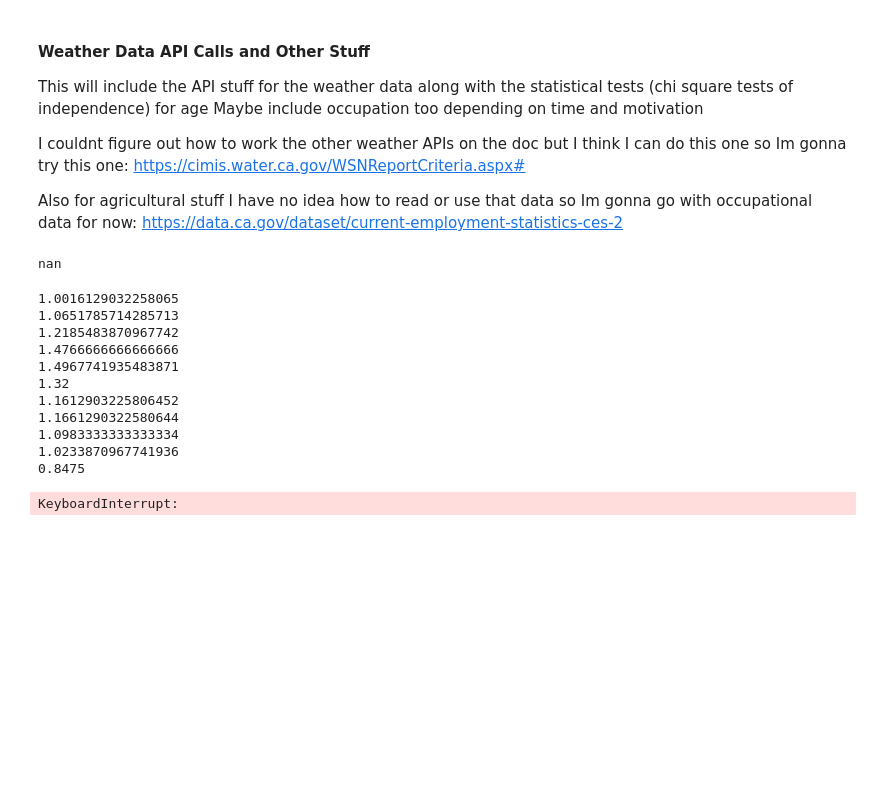
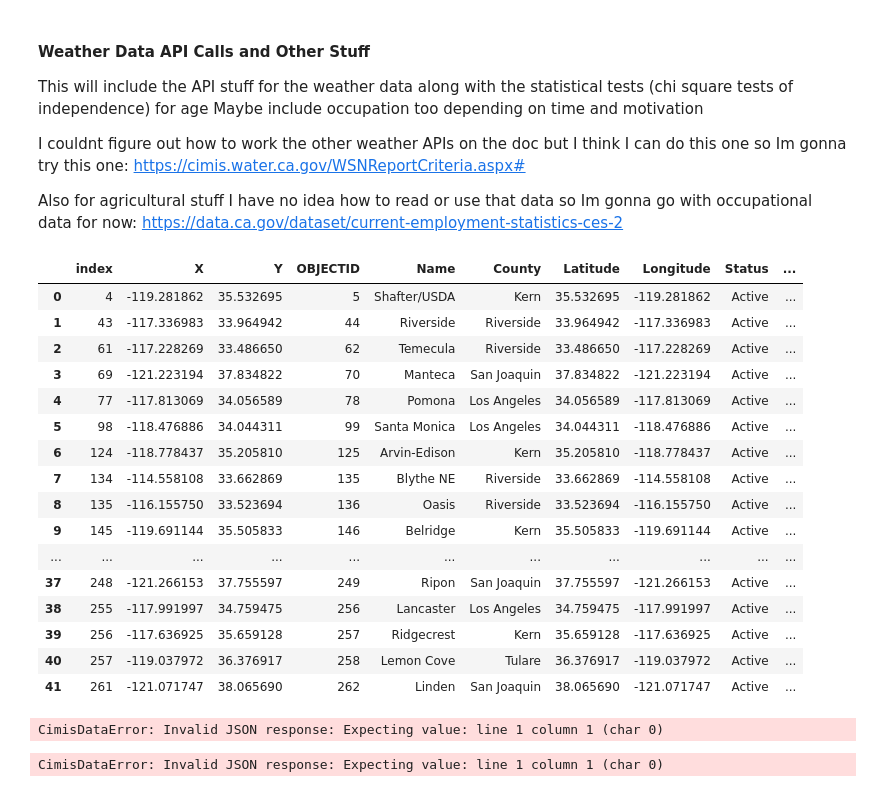
Before and after one commit to zaschan-gif/STA141B_Final_Project, a Jupyter notebook: STA141 Final Project.ipynb, the cells around one changed output. Saved outputs shown, nothing was run; the diff lists cells and outputs as text; code cells hidden in the pictures; blank space fills up the shorter version.

```diff
--- a/STA141 Final Project.ipynb
+++ b/STA141 Final Project.ipynb
@@ -306,13 +322,36 @@ Also for agricultural stuff I have no idea how to read or use that data so Im go
 # %%
 top6vfever_counties = top6vfever.loc[0:5,:]
 top6vfever_counties = top6vfever_counties[['Cases', 'County']]
 top6vfever_counties
 
 stations_df = pd.read_csv('./Data/weather_stations.csv')
 stations_df = stations_df[stations_df['Status'] == 'Active']
 
 top6stations = stations_df.loc[stations_df['County'].isin(list(top6vfever_counties['County']))]
 top6stations = top6stations.reset_index()
+top6stations
+
+
+
+sns.heatmap()
+# %% [output]
+|  | index | X | Y | OBJECTID | Name | County | Latitude | Longitude | Status | ... |
+| 0 | 4 | -119.281862 | 35.532695 | 5 | Shafter/USDA | Kern | 35.532695 | -119.281862 | Active | ... |
+| 1 | 43 | -117.336983 | 33.964942 | 44 | Riverside | Riverside | 33.964942 | -117.336983 | Active | ... |
+| 2 | 61 | -117.228269 | 33.486650 | 62 | Temecula | Riverside | 33.486650 | -117.228269 | Active | ... |
+| 3 | 69 | -121.223194 | 37.834822 | 70 | Manteca | San Joaquin | 37.834822 | -121.223194 | Active | ... |
+| 4 | 77 | -117.813069 | 34.056589 | 78 | Pomona | Los Angeles | 34.056589 | -117.813069 | Active | ... |
+| 5 | 98 | -118.476886 | 34.044311 | 99 | Santa Monica | Los Angeles | 34.044311 | -118.476886 | Active | ... |
+| 6 | 124 | -118.778437 | 35.205810 | 125 | Arvin-Edison | Kern | 35.205810 | -118.778437 | Active | ... |
+| 7 | 134 | -114.558108 | 33.662869 | 135 | Blythe NE | Riverside | 33.662869 | -114.558108 | Active | ... |
+| 8 | 135 | -116.155750 | 33.523694 | 136 | Oasis | Riverside | 33.523694 | -116.155750 | Active | ... |
+| 9 | 145 | -119.691144 | 35.505833 | 146 | Belridge | Kern | 35.505833 | -119.691144 | Active | ... |
+| ... | ... | ... | ... | ... | ... | ... | ... | ... | ... | ... |
+| 37 | 248 | -121.266153 | 37.755597 | 249 | Ripon | San Joaquin | 37.755597 | -121.266153 | Active | ... |
+| 38 | 255 | -117.991997 | 34.759475 | 256 | Lancaster | Los Angeles | 34.759475 | -117.991997 | Active | ... |
+| 39 | 256 | -117.636925 | 35.659128 | 257 | Ridgecrest | Kern | 35.659128 | -117.636925 | Active | ... |
+| 40 | 257 | -119.037972 | 36.376917 | 258 | Lemon Cove | Tulare | 36.376917 | -119.037972 | Active | ... |
+| 41 | 261 | -121.071747 | 38.065690 | 262 | Linden | San Joaquin | 38.065690 | -121.071747 | Active | ... |
 # %%
 import python_cimis as pycim
 from dotenv import load_dotenv
@@ -321,2 +361,14 @@ import time
+# %%
+client = pycim.CimisClient(app_key='161bd8bc-5d1b-49bc-9389-788eaf148d9')
+# %% [output]
+CimisDataError: Invalid JSON response: Expecting value: line 1 column 1 (char 0)
+# %%
+cweather_data = client.get_daily_data(
+    targets=[2],
+    start_date="2023-06-01",
+    end_date="2023-06-07"
+)
+# %% [output]
+CimisDataError: Invalid JSON response: Expecting value: line 1 column 1 (char 0)
 # %%
 load_dotenv()
@@ -351,6 +438,2 @@ def get_weather_data(county_stations, year):
 
     return avg_wind_data_month, avg_precip_data_month
-# %%
-float('nan')
-# %% [output]
-nan
@@ -386,18 +461,12 @@ def county_weather_data(county, year,df):
     county_df = pd.DataFrame(data={'County':county_col,'Month':month, 'WindSp':wind_dat, 'Precip':precip})
     return county_df
 # %%
-#county_weather_data('Tulare', 2013, top6stations)
-get_weather_data(list(top6stations[top6stations['County'] == 'Tulare']['ID']), 2013)
+#Lists of the weather station IDs, could iterate to get these but this was more reliable
+tulare = list(top6stations[top6stations['County'] == 'Tulare']['ID'])
+los_angeles = list(top6stations[top6stations['County'] == 'Los Angeles']['ID'])
+kern = list(top6stations[top6stations['County'] == 'Kern']['ID'])
+san_j = list(top6stations[top6stations['County'] == 'San Joaquin']['ID'])
+san_diego = list(top6stations[top6stations['County'] == 'San Diego']['ID'])
+riverside =  list(top6stations[top6stations['County'] == 'Riverside']['ID'])
+countieslists = [tulare, los_angeles, kern, san_j, san_diego, riverside]
+countiesnames = ['Tulare', 'Los Angeles', 'Kern', 'San Joaquin', 'San Diego', 'Riverside']
-# %% [output]
-1.0016129032258065
-1.0651785714285713
-1.2185483870967742
-1.4766666666666666
-1.4967741935483871
-1.32
-1.1612903225806452
-1.1661290322580644
-1.0983333333333334
-1.0233870967741936
-0.8475
-KeyboardInterrupt:
```
Also changed, not shown: parts of 11 cells of this notebook, 8 other files.
